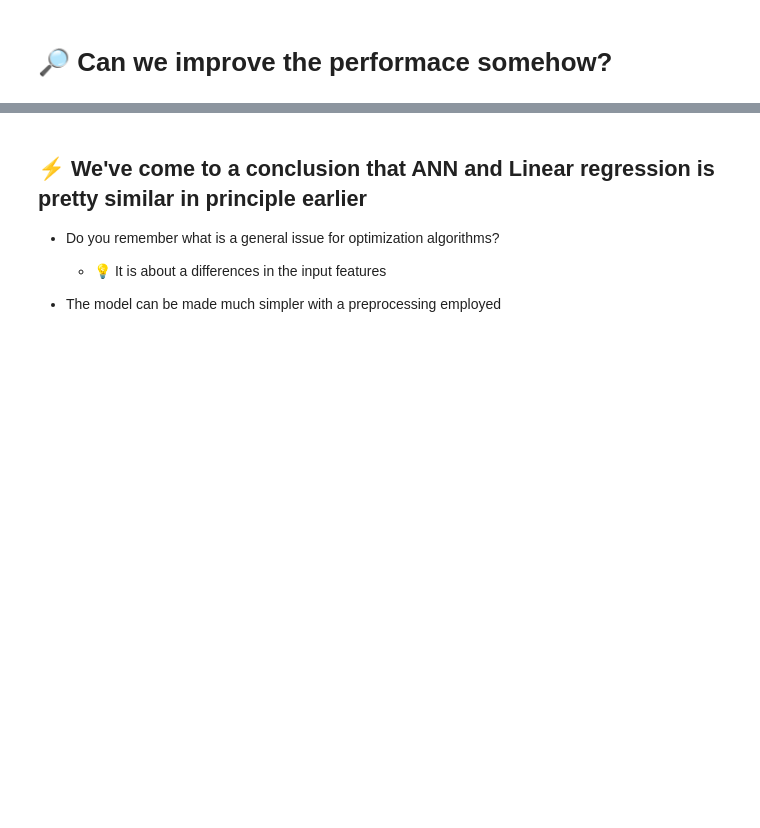
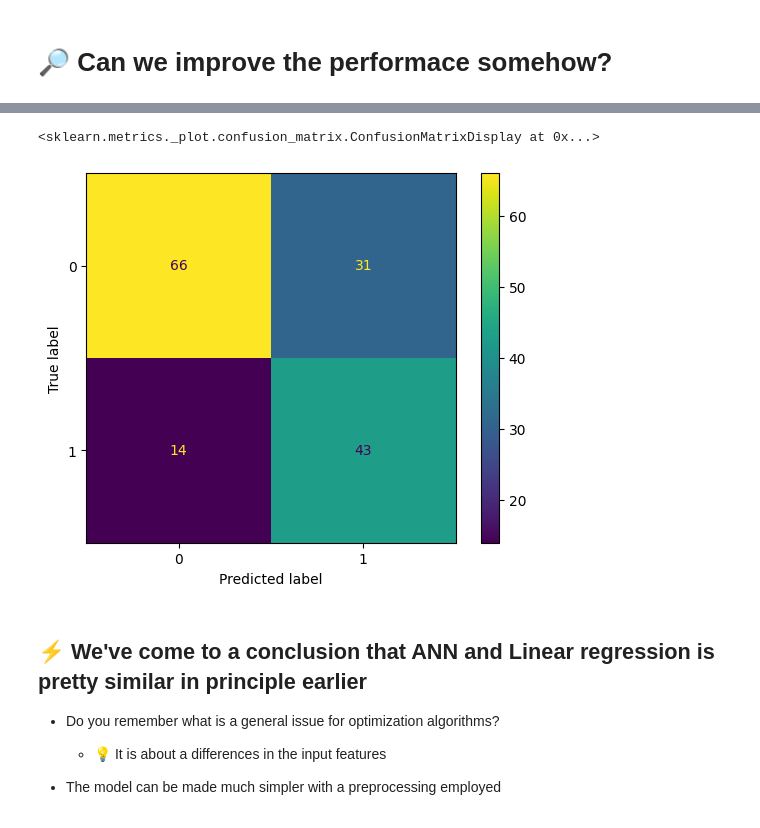
Before and after one commit to lubsar/EFREI-Introduction-to-Machine-Learning, a Jupyter notebook: iml_09.ipynb, the cells around one changed output, grey strips where cells are left out. Cells and saved outputs as stored; diff of their text form; code cells hidden in the pictures; blank space fills up the shorter version.

```diff
--- a/iml_09.ipynb
+++ b/iml_09.ipynb
@@ -97,3 +185,5 @@ https://scikit-learn.org/stable/modules/generated/sklearn.neural_network.MLPClas
 ![meme01](https://github.com/lubsar/EFREI-Introduction-to-Machine-Learning/blob/main/images/fml_11_meme_01.jpg?raw=true)
 # %% [markdown]
 # 🔎 Can we improve the performace somehow?
+# %%
+clf = MLPClassifier(hidden_layer_sizes=(64,32), activation='relu', solver='adam', max_iter=300, batch_size=32, random_state=13)
@@ -99,0 +195,2 @@ https://scikit-learn.org/stable/modules/generated/sklearn.neural_network.MLPClas
+# %%
+y_pred = clf.predict(X_test)
@@ -100,3 +201,9 @@ https://scikit-learn.org/stable/modules/generated/sklearn.neural_network.MLPClas
+# %%
+cm = confusion_matrix(y_test, y_pred, labels=clf.classes_)
+ConfusionMatrixDisplay(cm, display_labels=clf.classes_).plot()
+# %% [output]
+<sklearn.metrics._plot.confusion_matrix.ConfusionMatrixDisplay at 0x...>
+[figure, added]
 # %% [markdown]
 ## ⚡ We've come to a conclusion that ANN and Linear regression is pretty similar in principle earlier
 * Do you remember what is a general issue for optimization algorithms?
```
Also changed, not shown: parts of 37 cells of this notebook, 4 other files.
